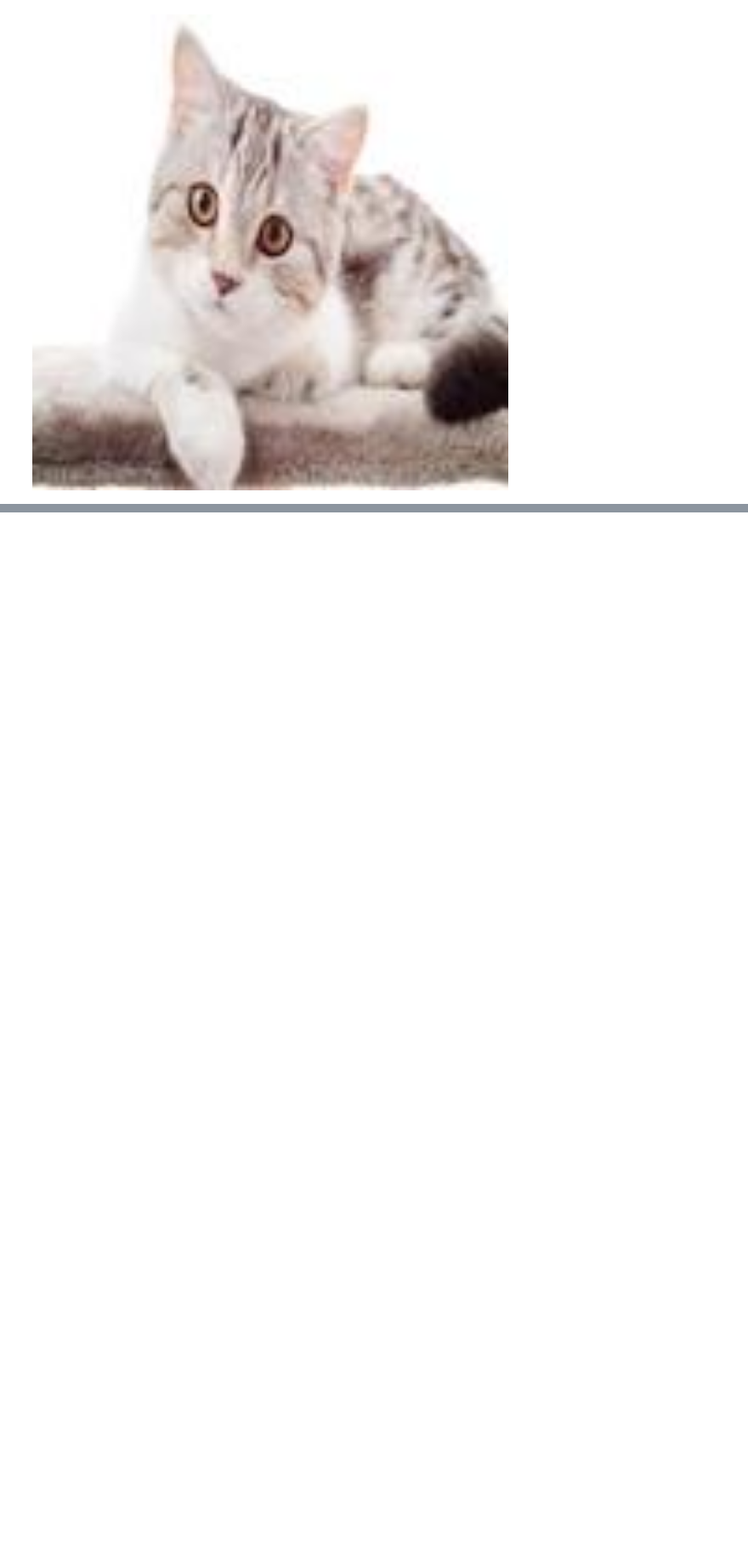
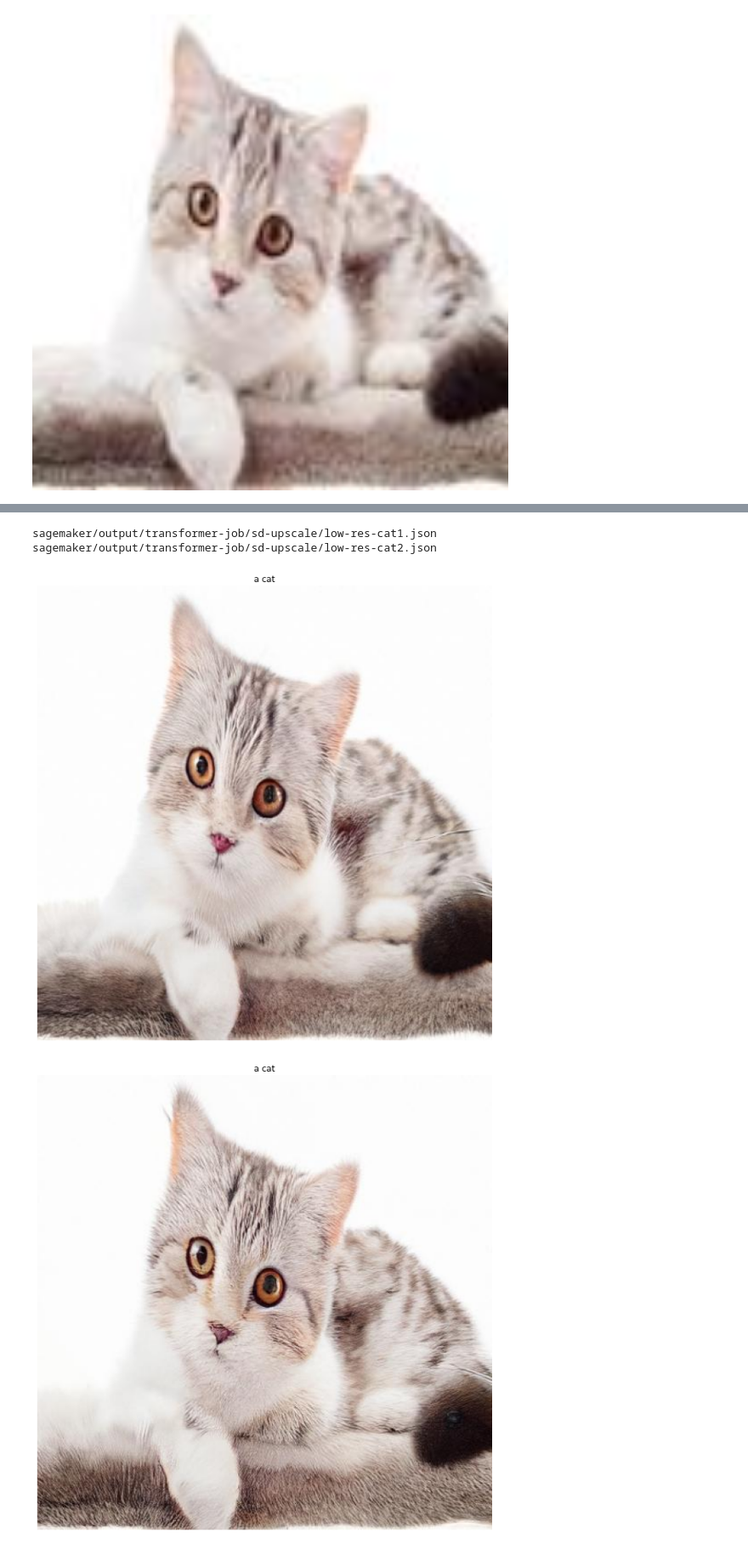
Before and after one commit to Renya-Kujirada/aws-sagemaker-stable-diffusion, a Jupyter notebook: transform_job/run_sd-upscaler_use_transform_job.ipynb, the cells around one changed output, grey strips where cells are left out. Shown at 85% size. Cells and saved outputs as stored; diff of their text form; code cells hidden in the pictures; blank space fills up the shorter version.

Commit message:
add Transform job and checking result

```diff
--- a/transform_job/run_sd-upscaler_use_transform_job.ipynb
+++ b/transform_job/run_sd-upscaler_use_transform_job.ipynb
@@ -36,4 +31,6 @@ To host on Amazon SageMaker, we need to set up and authenticate the use of AWS s
 import sagemaker, boto3, json
 from sagemaker import get_execution_role
 
+sess = sagemaker.Session()
+bucket = sess.default_bucket()
 aws_role = get_execution_role()
@@ -150,32 +266,18 @@ Next we write some helper function for querying the endpoint, parsing the respon
 # %%
-import matplotlib.pyplot as plt
-import numpy as np
+results = list_files_in_s3_directory(data_bucket, output_prefix)
+download_result(data_bucket, results)
 
-
-def query(model_predictor, payload, content_type, accept):
-    """Query the model predictor."""
-
-    query_response = model_predictor.predict(
-        payload,
-        {
-            "ContentType": content_type,
-            "Accept": accept,
-        },
-    )
-    return query_response
-
-
-def parse_response(query_response):
-    """Parse response and return the generated images and prompt."""
-
-    response_dict = json.loads(query_response)
-    return response_dict["generated_images"], response_dict["prompt"]
-
-
-def display_img_and_prompt(img, prmpt):
-    """Display the generated image."""
-    plt.figure(figsize=(12, 12))
-    plt.imshow(np.array(img))
-    plt.axis("off")
-    plt.title(prmpt)
-    plt.show()
+for result in results:
+    result = f"result/{os.path.basename(delete_extension_to_get_json_file(result))}"
+    with open(result) as f:
+        response = json.load(f)
+    generated_image = response["generated_images"][0]
+    prompt = response["prompt"]
+    decoded_image = decode2jpeg(generated_image)
+    # You can save the generated image by calling decoded_image.save('upscaled_cat_image.jpg')
+    display_img_and_prompt(decoded_image, prompt)
+# %% [output]
+sagemaker/output/transformer-job/sd-upscale/low-res-cat1.json
+sagemaker/output/transformer-job/sd-upscale/low-res-cat2.json
+[figure, added]
+[figure, added]
```
Also changed, not shown: parts of 21 cells of this notebook.
